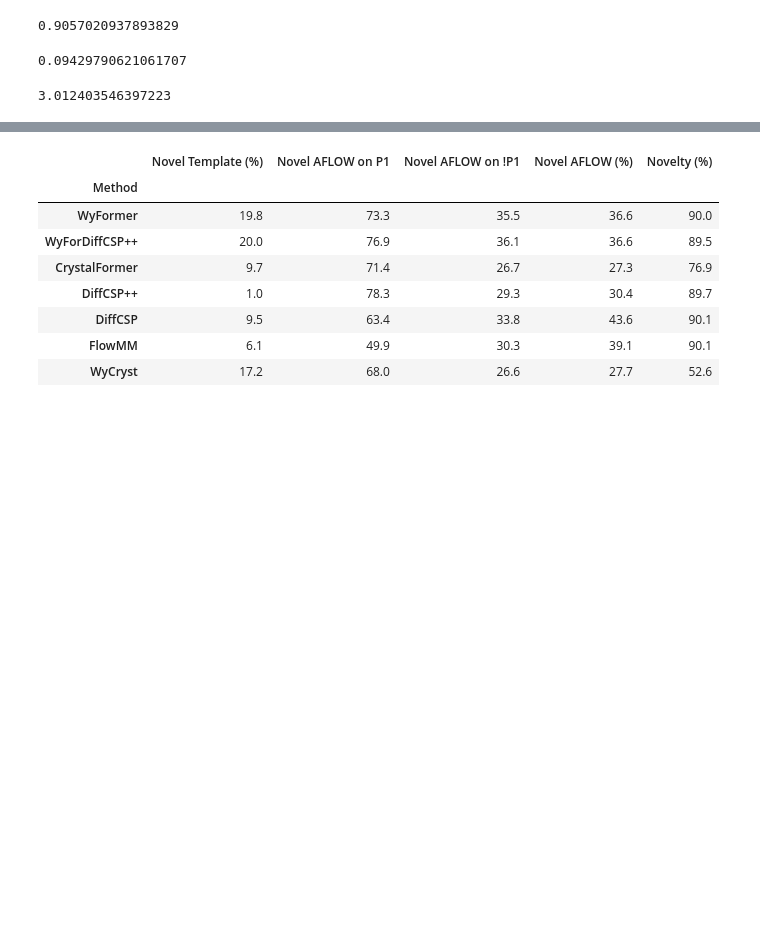
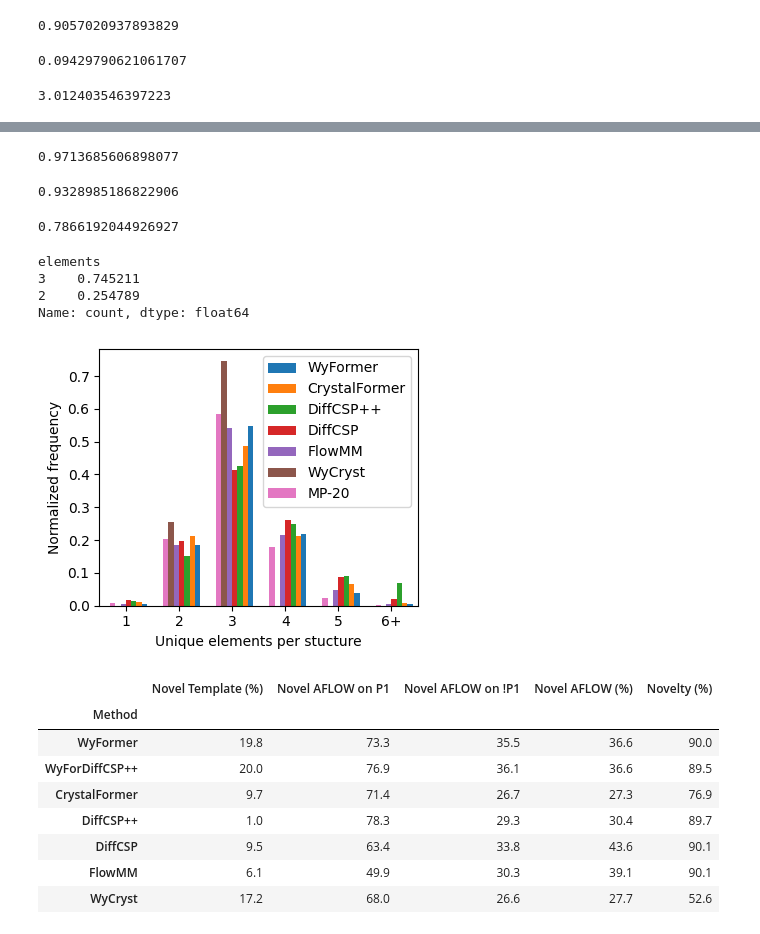
Before and after one commit to kedhip/WyckoffTransformer, a Jupyter notebook: MP_20_paper_eval.ipynb, the cells around one changed output, grey strips where cells are left out. Cells and saved outputs as stored; diff of their text form; code cells hidden in the pictures; blank space fills up the shorter version.

```diff
--- a/MP_20_paper_eval.ipynb
+++ b/MP_20_paper_eval.ipynb
@@ -79,6 +83,9 @@ mp_20.smact_validity.mean()
 mp_20.sites.apply(len).mean()
 # %% [output]
 3.012403546397223
+# %%
+top_10_groups = frozenset(mp_20.spacegroup_number.value_counts().iloc[:10].index)
+n_elements_dist = {}
 # %%
 table = pd.DataFrame(
     index=datasets.keys(), columns=[
@@ -86,6 +93,7 @@ table = pd.DataFrame(
         "Recall", "Precision",
         r"$\rho$", "$E$", "# Elements",
         "S.U.N. (%)",
+        "Top-10 S.U.N. (%)",
         "Novel Template (%)",
         "Novel AFLOW on P1",
         "Novel AFLOW on !P1",
@@ -124,6 +132,7 @@ for name, transformations in tqdm(datasets.items()):
         table.loc[name, r"$\rho$"] = test_evaluator.get_density_emd(novel)
         table.loc[name, "$E$"] = test_evaluator.get_cdvae_e_emd(novel)
         table.loc[name, "# Elements"] = test_evaluator.get_num_elements_emd(novel)
+        n_elements_dist[name] = novel.elements.apply(lambda e: len(frozenset(e))).value_counts() / len(novel)
     table.loc[name, "P1 (%)"] = 100 * (novel.group == 1).mean()
     # table.loc[name, "# DoF"] = test_evaluator.get_dof_emd(novel)
     table.loc[name, "Space Group"] = test_evaluator.get_sg_chi2(novel)
@@ -135,9 +144,11 @@ for name, transformations in tqdm(datasets.items()):
     if "corrected_chgnet_ehull" in novel.columns:
         # S.U.N. is measured with respect to the initial structures
         has_ehull = dataset.data.corrected_chgnet_ehull.notna().sum()
-        is_sun = (novel.corrected_chgnet_ehull <= E_hull_threshold)
+        is_sun = (novel.corrected_chgnet_ehull <= E_hull_threshold) # & (novel.elements.apply(lambda x: len(frozenset(x))) >= 2)
         table.loc[name, "S.U.N. (%)"] = 100 * is_sun.sum() / has_ehull
         table.loc[name, "S.S.U.N. (%)"] = 100 * (is_sun & (novel.group != 1)).sum() / has_ehull
+        has_ehull_top_10 = dataset.data[dataset.data.spacegroup_number.isin(top_10_groups)].corrected_chgnet_ehull.notna().sum()
+        table.loc[name, "Top-10 S.U.N. (%)"] = 100 * is_sun[novel.spacegroup_number.isin(top_10_groups)].sum() / has_ehull_top_10
     if transformations == ("split", "train"):
         # Train forms the baseline of the hull
         test_dataset = all_datasets[("split", "test", "CHGNet_fix")].data
@@ -145,6 +156,7 @@ for name, transformations in tqdm(datasets.items()):
         test_unique = filter_by_unique_structure(test_with_ehull)
         test_novel = novelty_filter.get_novel(test_unique)
         table.loc[name, "S.U.N. (%)"] = 100 * (test_novel.corrected_chgnet_ehull <= E_hull_threshold).sum() / len(test_with_ehull)
+n_elements_dist["MP-20"] = mp_20.elements.apply(lambda e: len(frozenset(e))).value_counts() / len(mp_20)
 table
 # %% [output]
 Unique: 1000 / 1000 = 1.0
@@ -163,6 +175,49 @@ Unique: 994 / 994 = 1.0
 | DiffCSP | 90.060241 | 100.0 | 80.936455 | 99.554069 | 96.206591 | 0.822378 | 0.052409 | 0.293636 | 57.4 | ... |
 | FlowMM | 90.140845 | 96.205357 | 82.477679 | 99.665179 | 96.361424 | 0.315307 | 0.044476 | 0.114668 | 49.548646 | ... |
 | WyCryst | 52.615694 | 99.808795 | 75.525813 | 98.852772 | 87.104623 | 0.962397 | 0.112944 | 0.285756 | 36.619718 | ... |
+# %%
+all_datasets[('split', 'test')].data.apply(evaluation.novelty.record_to_anonymous_fingerprint, axis=1).isin(train_w_template_set).mean()
+# %% [output]
+0.9713685606898077
+# %%
+all_datasets[('split', 'test')].data.apply(evaluation.novelty.record_to_strict_AFLOW_fingerprint, axis=1).isin(train_strict_AFLOW_set).mean()
+# %% [output]
+0.9328985186822906
+# %%
+n_elements_dist["MP-20"][2] + n_elements_dist["MP-20"][3]
+# %% [output]
+0.7866192044926927
+# %%
+adjusted_dist
+# %% [output]
+elements
+3    0.745211
+2    0.254789
+Name: count, dtype: float64
+# %%
+import matplotlib.pyplot as plt
+fig_n_elements, ax_n_elements = plt.subplots(figsize=(4, 3.3))
+width = 0.1
+max_elements = 6
+n_elemnts_to_plot = n_elements_dist.copy()
+del n_elemnts_to_plot["WyForDiffCSP++"]
+for plot_index, (name, dist) in enumerate(n_elemnts_to_plot.items()):
+    adjusted_dist = dist.loc[dist.index <= max_elements].copy()
+    if max_elements in adjusted_dist.index:
+        adjusted_dist[max_elements] += dist.loc[dist.index > max_elements].sum()
+    ax_n_elements.bar(adjusted_dist.index + (len(n_elemnts_to_plot) / 2 - plot_index) * width,
+                      adjusted_dist, width, label=name)# EMD = {table.loc[name, "# Elements"]:.2f}")
+ax_n_elements.set_xlabel("Unique elements per stucture")
+ax_n_elements.set_ylabel("Normalized frequency")
+ax_n_elements.legend()
+ax_n_elements.set_xticks(range(1, max_elements + 1))
+ax_n_elements.set_xlim(0.5, max_elements + 0.5)
+x_ticks = list(range(1, max_elements)) + [f"{max_elements}+"]
+ax_n_elements.set_xticklabels(x_ticks)
+fig_n_elements.tight_layout()
+fig_n_elements.savefig("plots/ICLR_rebuttal/unique_elements_distribution.pdf");
+# %% [output]
+[figure, added]
 # %%
 table[["Novel Template (%)", "Novel AFLOW on P1", "Novel AFLOW on !P1", "Novel AFLOW (%)", "Novelty (%)"]].style.format("{:.1f}")
 # %% [output]
```
Also changed, not shown: parts of 1 cell of this notebook, 30 other files.
